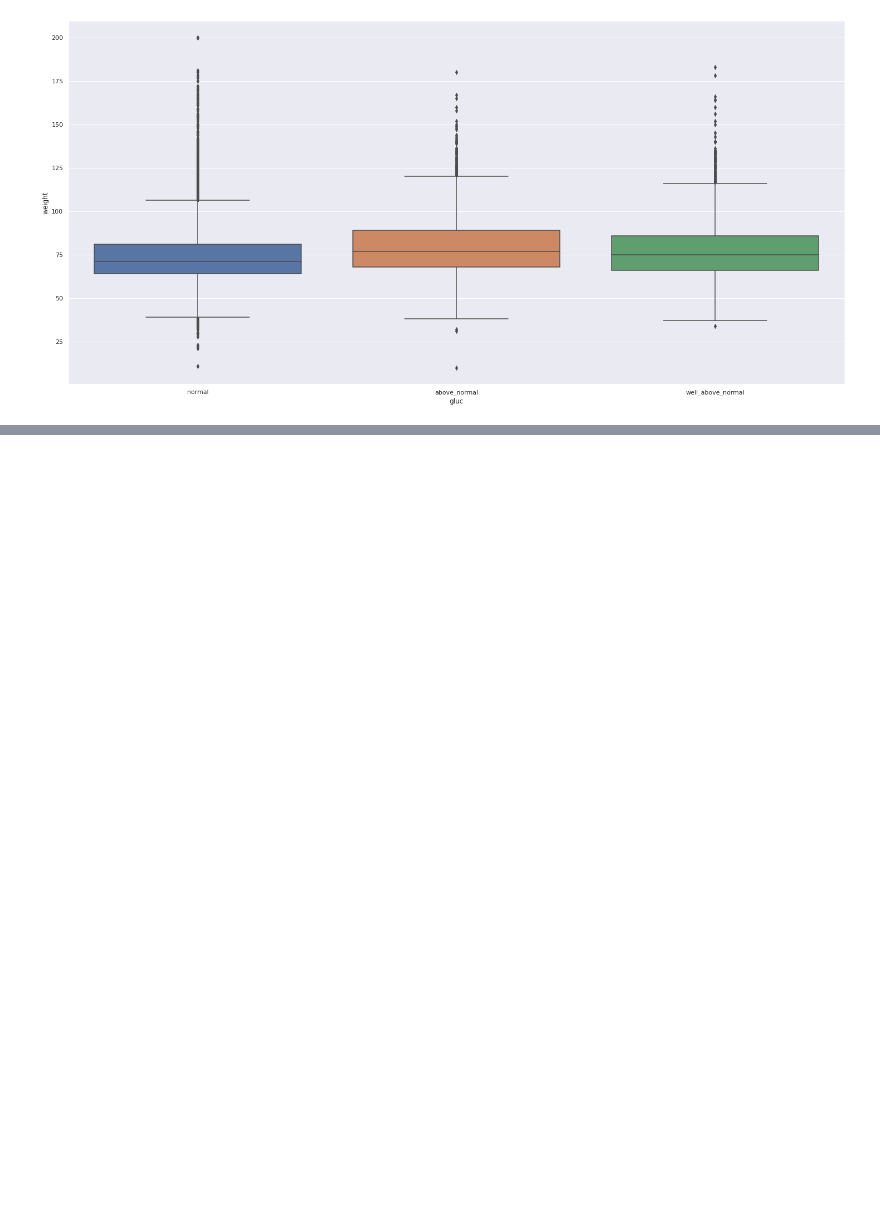
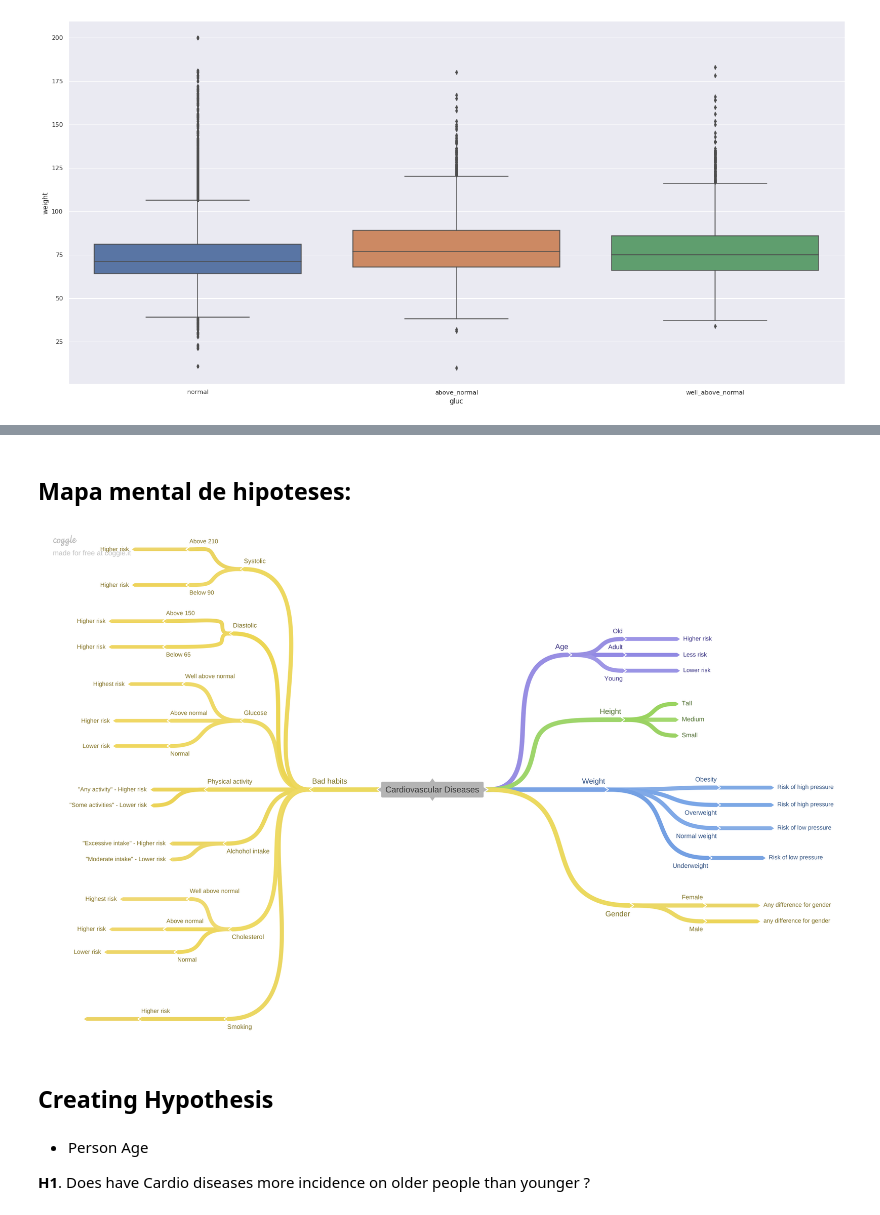
Before and after one commit to ehgeraldo/Cardio_Vascular_Disease, a Jupyter notebook: notebook.ipynb, the cells around one changed output, grey strips where cells are left out. Cells and saved outputs as stored; diff of their text form; code cells hidden in the pictures; blank space fills up the shorter version.

Commit message:
Creating hypotheses

```diff
--- a/notebook.ipynb
+++ b/notebook.ipynb
@@ -491,0 +557,13 @@ sns.boxplot( x='gluc', y='weight', data=df1 )
+# %% [markdown]
+## Mapa mental de hipoteses:
+# %%
+Image( 'cardiovascular_diseases_map_image.png')
+# %% [output]
+[figure, added]
+# %% [markdown]
+## Creating Hypothesis
+# %% [markdown]
+- Person Age
+
+
+**H1**. Does have Cardio diseases more incidence on older people than younger ?
```
Also changed, not shown: parts of 30 cells of this notebook.
